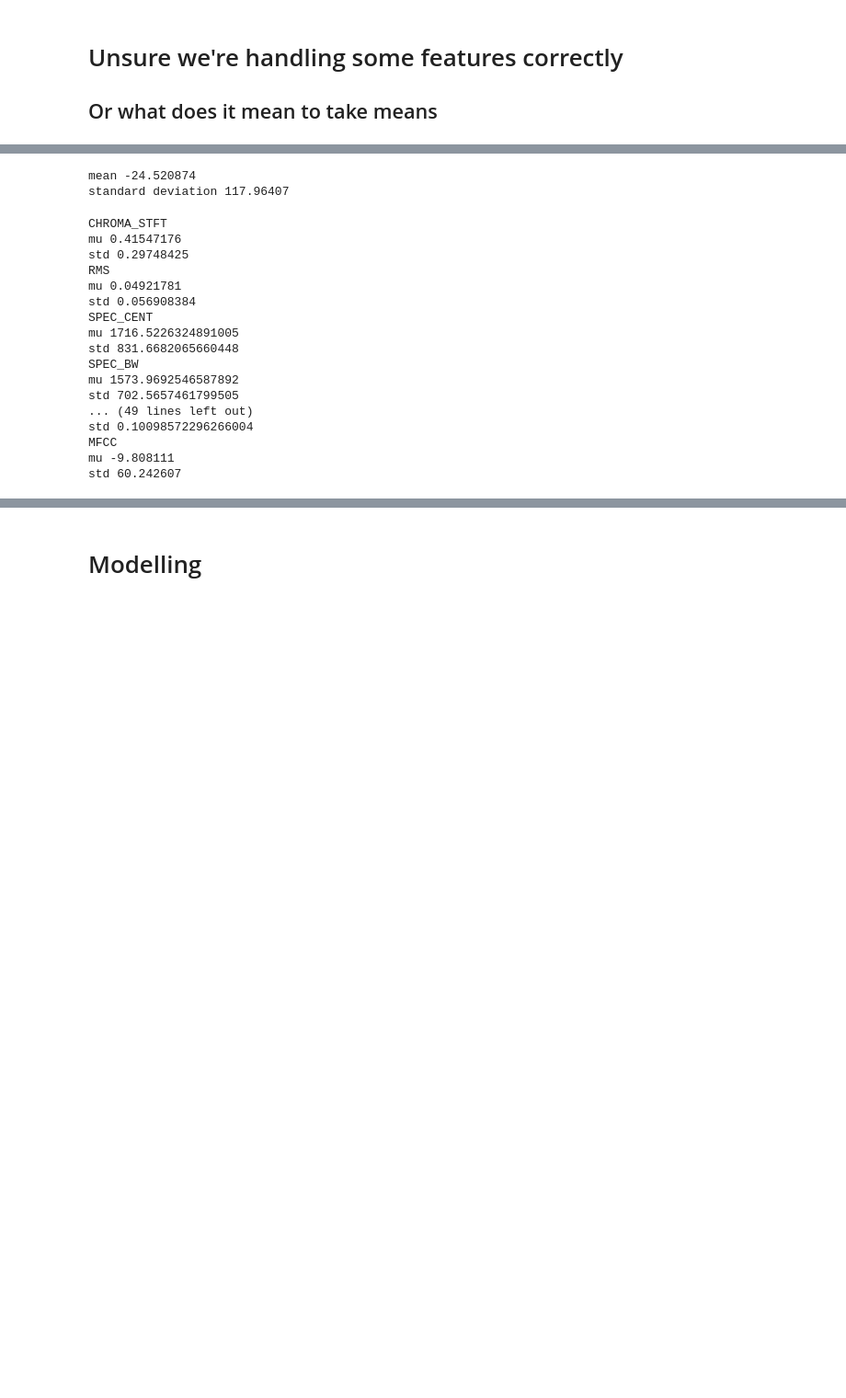
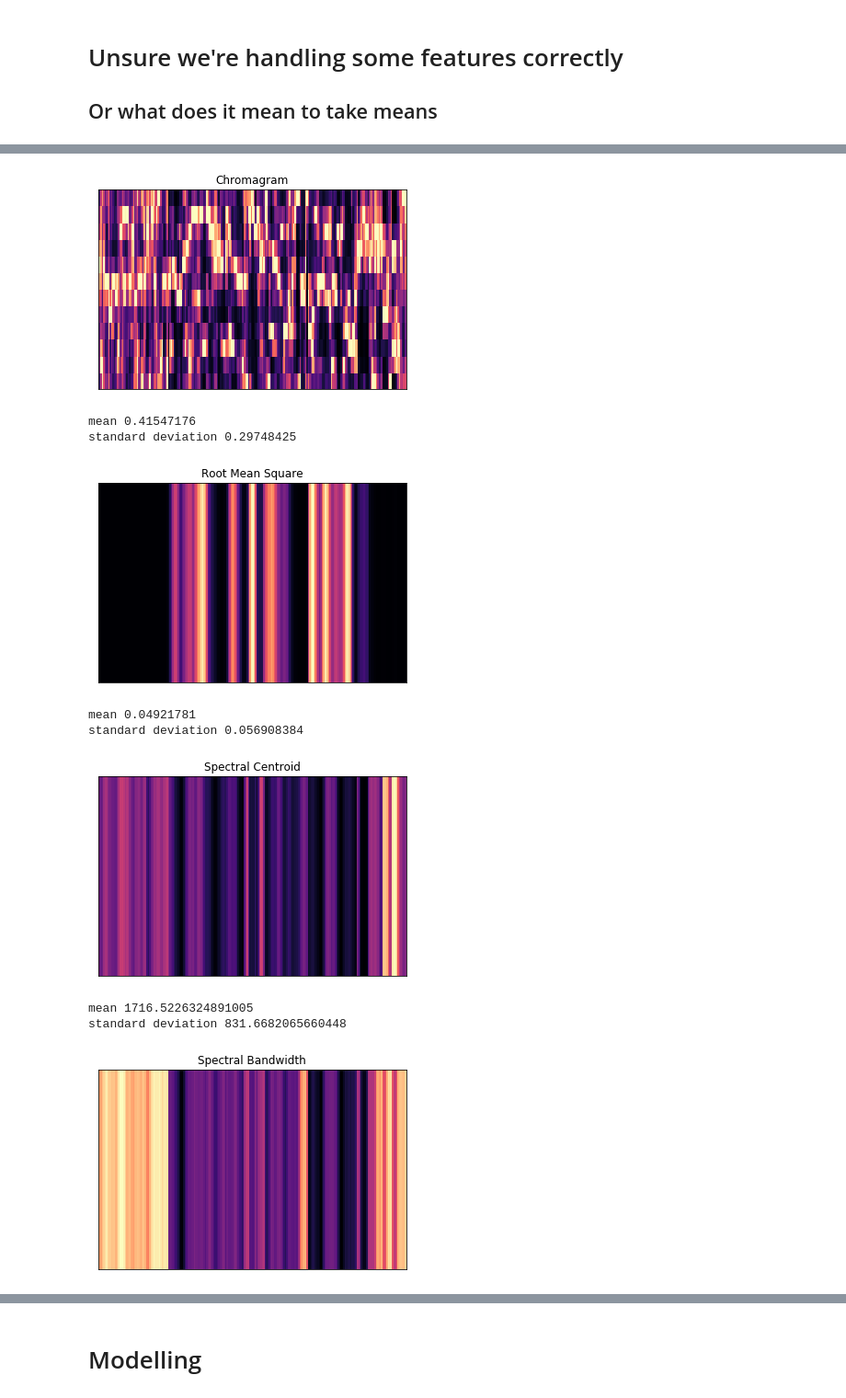
Before and after one commit to Risto-R/IDS-Project, a Jupyter notebook: Notebook.ipynb, the cells around one changed output, grey strips where cells are left out. Shown at 92% size. Cells and saved outputs as stored; diff of their text form; code cells hidden in the pictures; blank space fills up the shorter version.

```diff
--- a/Notebook.ipynb
+++ b/Notebook.ipynb
@@ -175,3 +203,7 @@ pd.DataFrame(chroma_stft)
 # %%
-print("mean",np.mean(chroma_stft))
-print("standard deviation",np.std(chroma_stft))
+def librosaFeatureDisplay(feature,title):
+    lb.display.specshow(feature)
+    plt.title(title)
+    plt.show()
+    print("mean",np.mean(feature))
+    print("standard deviation",np.std(feature))
@@ -338,6 +209,0 @@ pd.DataFrame(mfcc)
-# %%
-print("mean",np.mean(mfcc))
-print("standard deviation",np.std(mfcc))
-# %% [output]
-mean -24.520874
-standard deviation 117.96407
@@ -377,0 +210,14 @@ def present_values(row):
+# %%
+df = pd.read_csv(output_pathname, encoding="utf-8", sep="\t")
+row = df.iloc[0,:]
+y, sr = lb.load(osPath(row.path))
+# %%
+def present_values(row):
+    y, sr = lb.load(osPath(row.path))
+    librosaFeatureDisplay(lb.feature.chroma_stft(y=y, sr=sr),"Chromagram")
+    librosaFeatureDisplay(lb.feature.rms(y=y),"Root Mean Square")
+    librosaFeatureDisplay(lb.feature.spectral_centroid(y=y, sr=sr),"Spectral Centroid")
+    librosaFeatureDisplay(lb.feature.spectral_bandwidth(y=y, sr=sr),"Spectral Bandwidth")
+    librosaFeatureDisplay(lb.feature.spectral_rolloff(y=y, sr=sr),"Spectral Rolloff")
+    librosaFeatureDisplay(lb.feature.zero_crossing_rate(y),"Zero-Crossing Rate")
+    librosaFeatureDisplay(lb.feature.mfcc(y=y, sr=sr),"Mel-Frequency Ceptral Coefficient")
@@ -378,22 +228,13 @@ def present_values(row):
 # %%
 present_values(df.iloc[1,:])
-present_values(df.iloc[2,:])
-present_values(df.iloc[3,:])
 # %% [output]
+[figure, added]
-CHROMA_STFT
-mu 0.41547176
-std 0.29748425
-RMS
-mu 0.04921781
-std 0.056908384
-SPEC_CENT
-mu 1716.5226324891005
-std 831.6682065660448
-SPEC_BW
-mu 1573.9692546587892
-std 702.5657461799505
-... (49 lines left out)
-std 0.10098572296266004
-MFCC
-mu -9.808111
-std 60.242607
+mean 0.41547176
+standard deviation 0.29748425
+[figure, added]
+mean 0.04921781
+standard deviation 0.056908384
+[figure, added]
+mean 1716.5226324891005
+standard deviation 831.6682065660448
+[figure, added]
```
Also changed, not shown: parts of 41 cells of this notebook.
